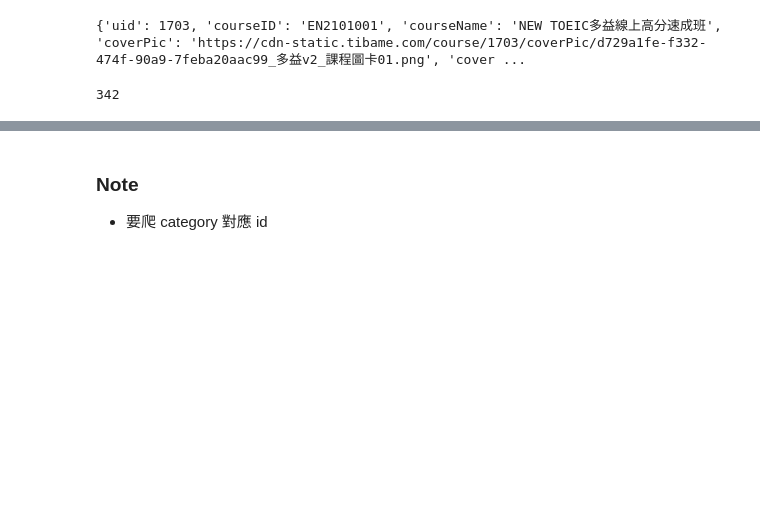
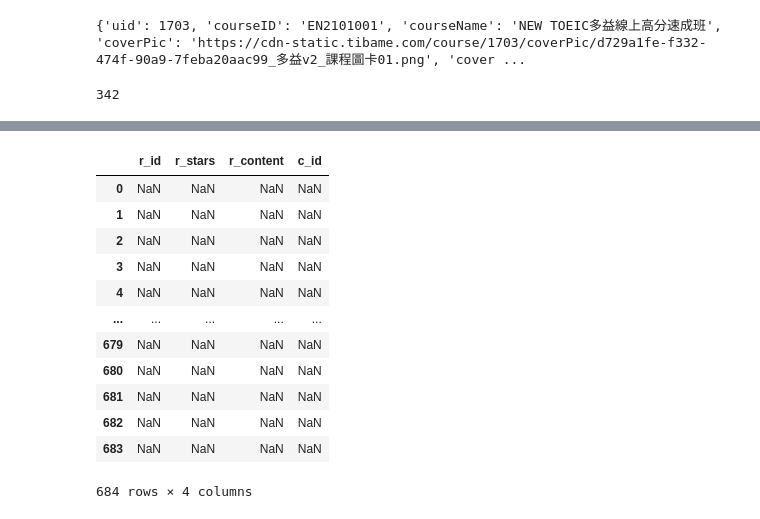
Before and after one commit to Isabelle1007/IM3008-DBProject, a Jupyter notebook: database/web-crawler/tibame.ipynb, the cells around one changed output, grey strips where cells are left out. Saved outputs shown, nothing was run; the diff lists cells and outputs as text; code cells hidden in the pictures; blank space fills up the shorter version.

```diff
--- a/database/web-crawler/tibame.ipynb
+++ b/database/web-crawler/tibame.ipynb
@@ -38,0 +43,15 @@ print(len(result['data']['results'])) # num of courses
+# %%
+url2 = " https://api-c2c.tibame.com/v1/c2c/user-courses/course/1703/detail"
+
+headers2 = {
+    "Content-Type":"application/json; charset=utf-8",
+    "User-Agent":"Mozilla/5.0 (Windows NT 10.0; Win64; x64) AppleWebKit/537.36 (KHTML, like Gecko) Chrome/94.0.4606.81 Safari/537.36"
+}
+
+request2 = req.Request(url2, headers = headers2)
+# %%
+with req.urlopen(request2) as response2:
+    result2 = response2.read().decode("utf-8")
+
+result2 = json.loads(result2)
+print(result2['data']['data'])
@@ -42,7 +65,7 @@ courses = pd.DataFrame(columns = ['c_id', 'c_name', 'w_id', 'c_description', 'c_
 teachers = pd.DataFrame(columns = ['t_id', 't_name', 't_introduction'])
 website = pd.DataFrame(columns = ['w_id', 'w_name', 'w_url'])
 discounts = pd.DataFrame(columns = ['d_id', 'c_id', 'd_content'])
-reviews = pd.DataFrame(columns = ['r_id', 'r_id', 'r_content', 'c_id'])
+reviews = pd.DataFrame(columns = ['r_id', 'r_stars', 'r_content', 'c_id'])
 categories = pd.DataFrame(columns = ['cg_id', 'cg_name'])
 funding = pd.DataFrame(columns = ['f_id', 'f_due_date', 'f_process', 'c_id'])
 # print(courses)
@@ -133,3 +199,16 @@ discounts
-# %% [markdown]
-### Note
-* 要爬 category 對應 id
+# %%
+reviews
+# %% [output]
+|  | r_id | r_stars | r_content | c_id |
+| 0 | NaN | NaN | NaN | NaN |
+| 1 | NaN | NaN | NaN | NaN |
+| 2 | NaN | NaN | NaN | NaN |
+| 3 | NaN | NaN | NaN | NaN |
+| 4 | NaN | NaN | NaN | NaN |
+| ... | ... | ... | ... | ... |
+| 679 | NaN | NaN | NaN | NaN |
+| 680 | NaN | NaN | NaN | NaN |
+| 681 | NaN | NaN | NaN | NaN |
+| 682 | NaN | NaN | NaN | NaN |
+| 683 | NaN | NaN | NaN | NaN |
+684 rows × 4 columns
```
Also changed, not shown: parts of 11 cells of this notebook.
